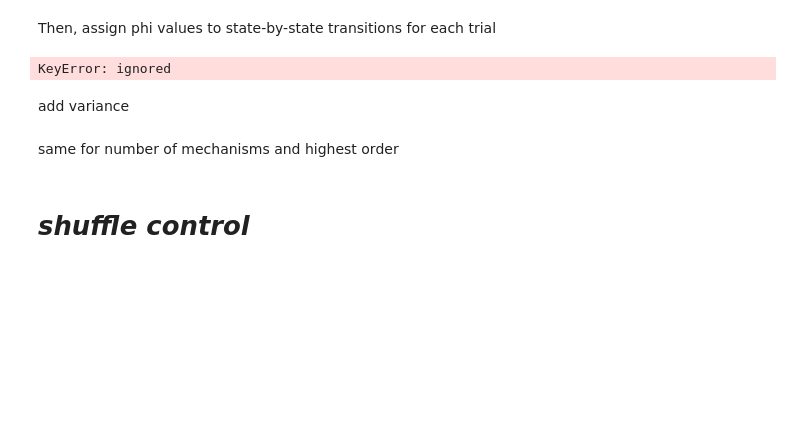
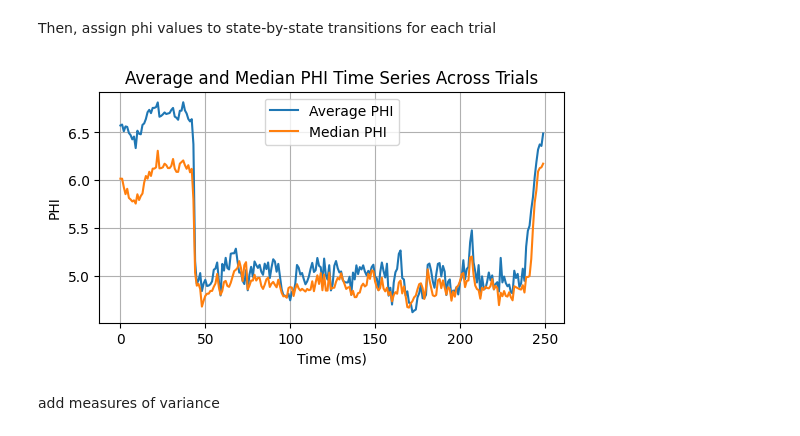
Before and after one commit to dralvima/IITmethods, a Jupyter notebook: Phi_EVPs.ipynb, the cells around one changed output. Drawn from its saved outputs; the diff is of its cells as text; code cells hidden in the pictures; blank space fills up the shorter version.

```diff
--- a/Phi_EVPs.ipynb
+++ b/Phi_EVPs.ipynb
@@ -1417,50 +449,34 @@ with open('skipped_trials.pkl', 'wb') as file:
 # %% [markdown]
 Then, assign phi values to state-by-state transitions for each trial
 # %%
-# Creating time series for each trial using associated phi-values
+# Extract PHI time series for each trial
+phi_time_series_per_trial = []
 
-# Function to create a time series using phi-values for a given trial
-def create_phi_time_series(trial_binarized_data, phi_values, phi_states):
-    # Map each binarized state to its corresponding phi value
+for trial_data in trial_phi_results:
+    trial_time_series, phi_values, phi_states, _, _ = trial_data
+
+    # Create a dictionary mapping states to PHI values for quick lookup
     state_to_phi = {tuple(state): phi for state, phi in zip(phi_states, phi_values)}
-    # Convert each time point in the trial to its phi value
-    return np.array([state_to_phi[tuple(trial_binarized_data[:, t])] for t in range(trial_binarized_data.shape[1])])
 
-# Creating phi time series for each trial
-phi_time_series_trials = []
-for i, trial in enumerate(binarized_sdfs_active_trials[0]):  # Using the first neuron's data as an example
-    trial_binarized_data = np.array([binarized_sdfs_active_trials[0][i],
-                                     binarized_sdfs_active_trials[1][i],
-                                     binarized_sdfs_active_trials[2][i]])
-    phi_values_trial, phi_states_trial, _, _ = trial_phi_results[i]
-    phi_time_series = create_phi_time_series(trial_binarized_data, phi_values_trial, phi_states_trial)
-    phi_time_series_trials.append(phi_time_series)
+    # Create PHI time series for this trial by mapping each state in the time series to its PHI value
+    trial_phi_time_series = np.array([state_to_phi.get(tuple(state), 0) for state in trial_time_series])
+    phi_time_series_per_trial.append(trial_phi_time_series)
 
-# Compute the average and median time series across all trials
-average_phi_time_series = np.mean(phi_time_series_trials, axis=0)
-median_phi_time_series = np.median(phi_time_series_trials, axis=0)
+# Compute average and median PHI time series across trials
+average_phi_time_series = np.mean(phi_time_series_per_trial, axis=0)
+median_phi_time_series = np.median(phi_time_series_per_trial, axis=0)
 
-# Plotting an example trial
-plt.figure(figsize=(6, 4))
-plt.plot(phi_time_series_trials[0], label='Example Trial')
-
-plt.title('Phi Time Series for Example Trial')
+# Plot the average and median PHI time series
+plt.figure(figsize=(6, 3))
+plt.plot(average_phi_time_series, label='Average PHI')
+plt.plot(median_phi_time_series, label='Median PHI')
+plt.title('Average and Median PHI Time Series Across Trials')
 plt.xlabel('Time (ms)')
-plt.ylabel('Phi Value')
+plt.ylabel('PHI')
 plt.legend()
+plt.grid(True)
 plt.show()
-
-# Plotting the average, and the median time series
-plt.figure(figsize=(6, 4))
-plt.plot(average_phi_time_series, label='Average Time Series')
-plt.plot(median_phi_time_series, label='Median Time Series')
-
-plt.title('Phi Time Series for Trials')
-plt.xlabel('Time (ms)')
-plt.ylabel('Phi Value')
-plt.legend()
-plt.show()
 # %% [output]
-KeyError: ignored
+[figure, added]
 # %% [markdown]
-add variance
+add measures of variance
@@ -1507,4 +482,0 @@ plt.show()
-# %% [markdown]
-same for number of mechanisms and highest order
-# %% [markdown]
-# *shuffle control*
```
Also changed, not shown: parts of 74 cells of this notebook.
